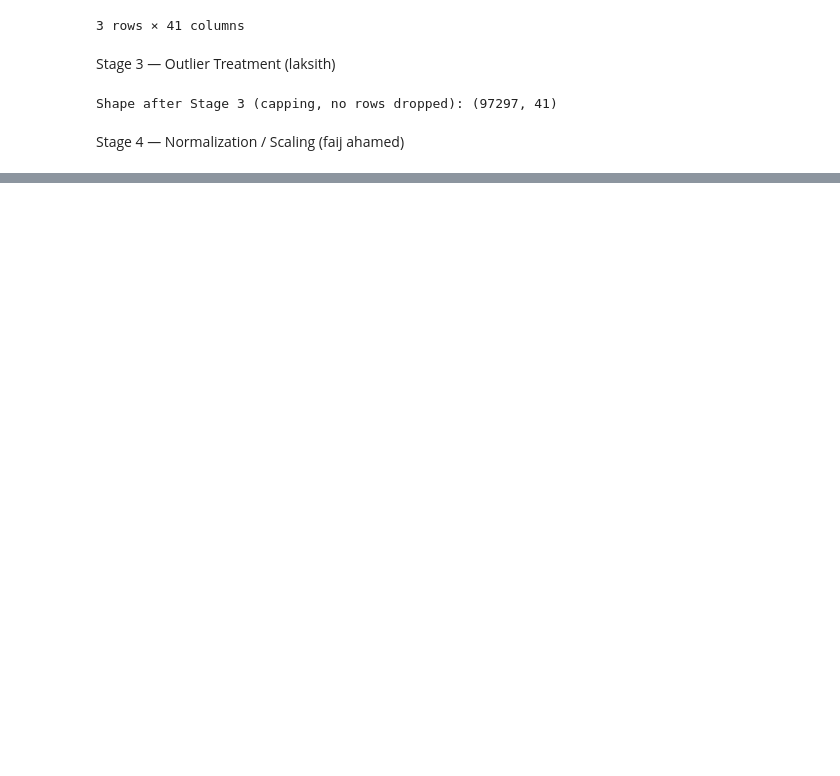
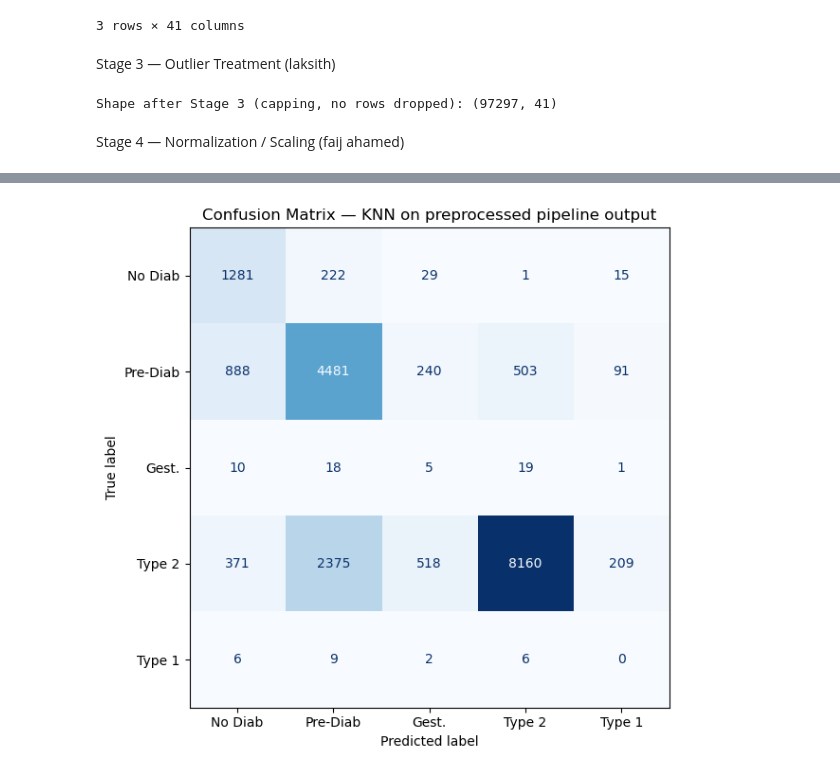
Before and after one commit to FaijAhamed-ML/Diabetics-prediction-supervised-machine-learning-project, a Jupyter notebook: 2026-Y2-S1-MLB-WEB2G1-02/2026-Y2-S1-MLB-WEB2G1-02_pipeline.ipynb, the cells around one changed output, grey strips where cells are left out. Drawn from its saved outputs; the diff is of its cells as text; code cells hidden in the pictures; blank space fills up the shorter version.

```diff
--- a/2026-Y2-S1-MLB-WEB2G1-02/2026-Y2-S1-MLB-WEB2G1-02_pipeline.ipynb
+++ b/2026-Y2-S1-MLB-WEB2G1-02/2026-Y2-S1-MLB-WEB2G1-02_pipeline.ipynb
@@ -122,0 +213,6 @@ Scaled 19 numeric feature columns with StandardScaler
+# %%
+X = df.drop(columns=['diabetes_stage_encoded'])
+y = df['diabetes_stage_encoded']
+# %%
+X_train, X_test, y_train, y_test = train_test_split(
+    X, y, test_size=0.2, random_state=42, stratify=y)
@@ -122,0 +231,6 @@ Scaled 19 numeric feature columns with StandardScaler
+# %%
+smote = SMOTE(random_state=42)
+X_train_res, y_train_res = smote.fit_resample(X_train, y_train)
+
+print("\nClass distribution after SMOTE:")
+print(y_train_res.value_counts().sort_index())
@@ -122,0 +246,9 @@ Scaled 19 numeric feature columns with StandardScaler
+# %%
+knn = KNeighborsClassifier(n_neighbors=7)
+knn.fit(X_train_res, y_train_res)
+
+y_pred = knn.predict(X_test)
+print("Test accuracy:", knn.score(X_test, y_test))
+print()
+print(classification_report(y_test, y_pred, target_names=[
+    'No Diabetes', 'Pre-Diabetes', 'Gestational', 'Type 2', 'Type 1']))
@@ -122,0 +269,11 @@ Scaled 19 numeric feature columns with StandardScaler
+# %%
+fig, ax = plt.subplots(figsize=(7, 6))
+cm = confusion_matrix(y_test, y_pred)
+disp = ConfusionMatrixDisplay(cm, display_labels=['No Diab','Pre-Diab','Gest.','Type 2','Type 1'])
+disp.plot(ax=ax, cmap='Blues', colorbar=False)
+plt.title('Confusion Matrix — KNN on preprocessed pipeline output')
+plt.tight_layout()
+plt.savefig('results/eda_visualizations/confusion_matrix.png', dpi=120)
+plt.show()
+# %% [output]
+[figure, added]
```
Also changed, not shown: parts of 13 cells of this notebook.
